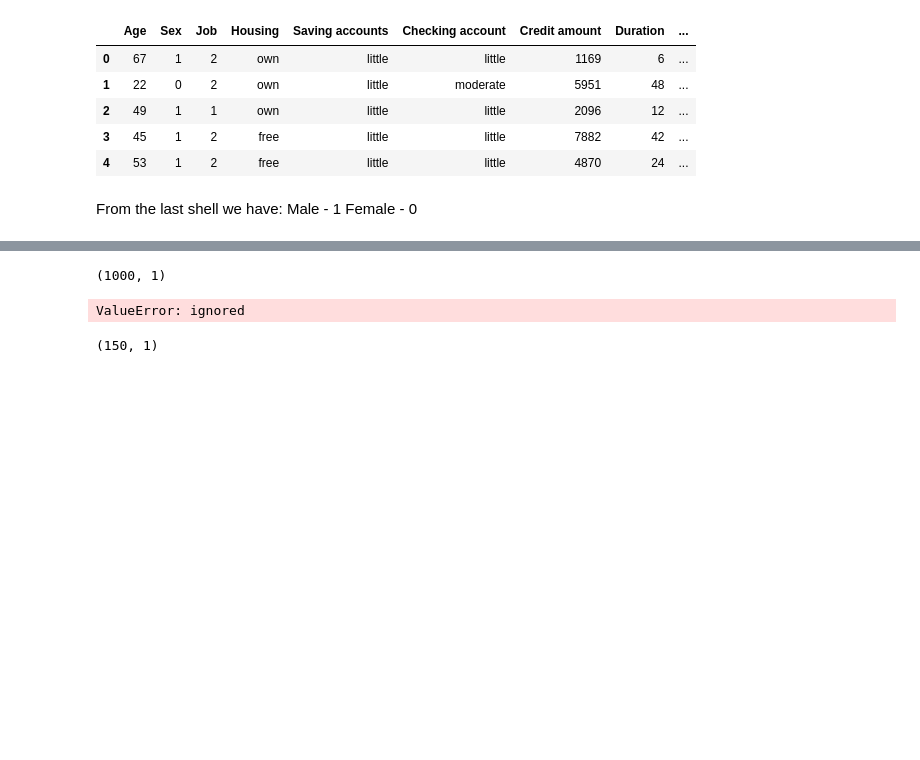
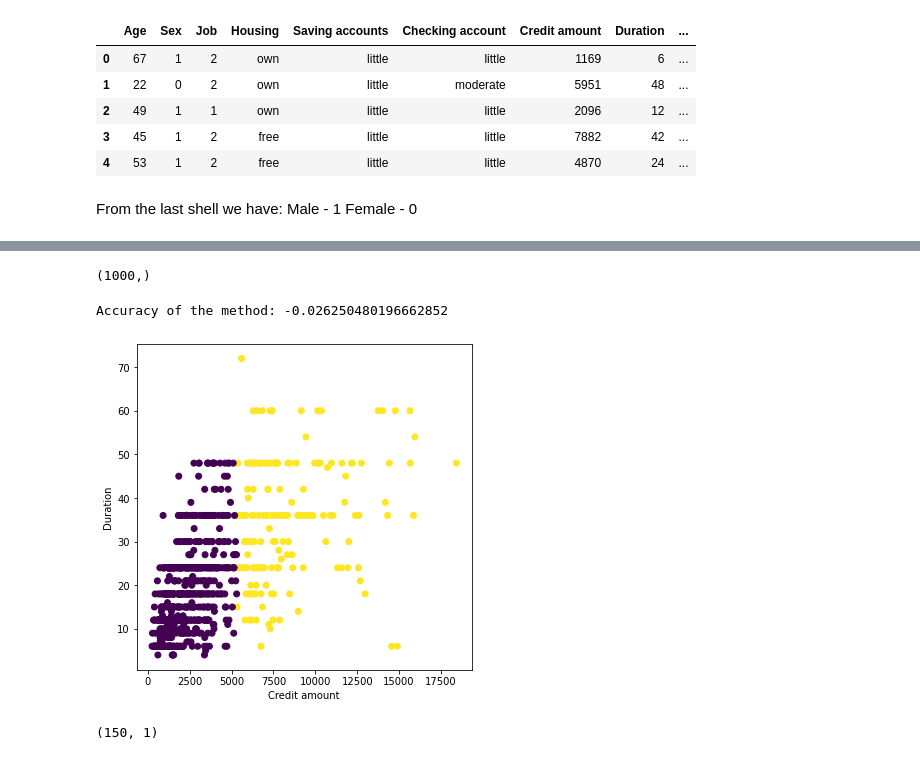
Before and after one commit to earo12/Analyzing-Screen-Time, a Jupyter notebook: Credit_Risk.ipynb, the cells around one changed output, grey strips where cells are left out. Saved outputs shown, nothing was run; the diff lists cells and outputs as text; code cells hidden in the pictures; blank space fills up the shorter version.

Commit message:
Test accuracy

```diff
--- a/Credit_Risk.ipynb
+++ b/Credit_Risk.ipynb
@@ -216,4 +216,4 @@ From the last shell we have:
 Male - 1
 Female - 0
 # %%
-X = np.array(df[['Age', 'Credit amount', 'Duration', 'Purpose']])
+x = np.array(df[['Age', 'Credit amount', 'Duration']])
@@ -236,18 +228,27 @@ array([[   1, 1169,    6,    5],
 # %%
-model = KMeans(n_clusters = 2, max_iter = 100)
-ft = model.fit(X)
+model = KMeans(n_clusters = 2, max_iter = 10000)
+ft = model.fit(x)
 # %%
 y_labels = ft.labels_
 # %%
-y_kmeans = model.predict(X)
+y_kmeans = model.predict(x)
 # %%
 y_kmeans.shape
 # %% [output]
-(1000, 1)
+(1000,)
 # %%
-accuracy = metrics.adjusted_rand_score(y, y_kmeans)
+accuracy = metrics.adjusted_rand_score(Y, y_kmeans)
-# %% [output]
-ValueError: ignored
+# %%
+print(f'Accuracy of the method: {accuracy}')
+# %% [output]
+Accuracy of the method: -0.026250480196662852
+# %%
+plt.scatter(x[:,1], x[:,2], c = y_kmeans)
+plt.xlabel('Credit amount', fontsize = 10)
+plt.ylabel('Duration', fontsize = 10)
+plt.show()
+# %% [output]
+[figure, added]
 # %%
 from sklearn.cluster import KMeans
 from sklearn import datasets
```
Also changed, not shown: parts of 4 cells of this notebook.
